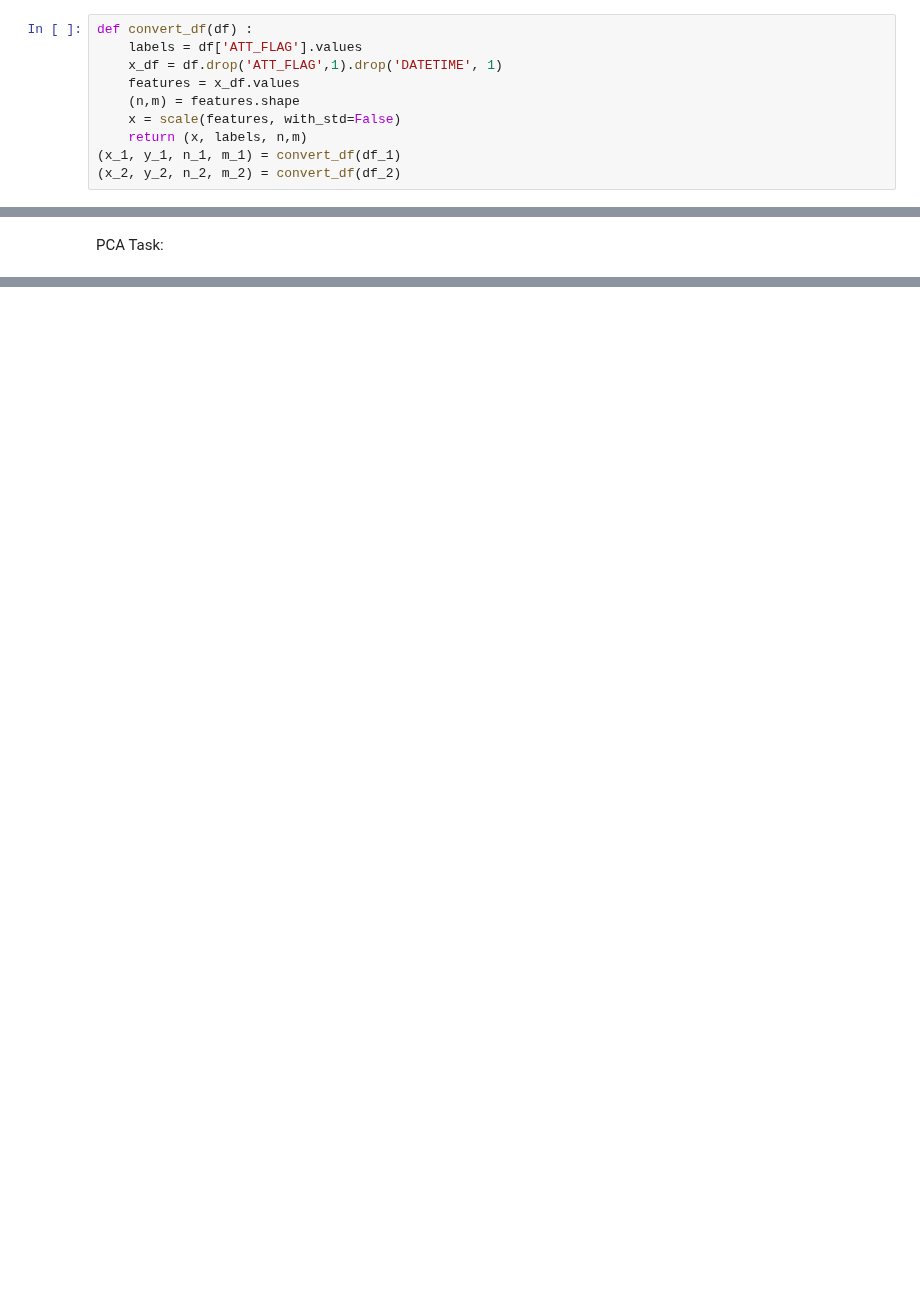
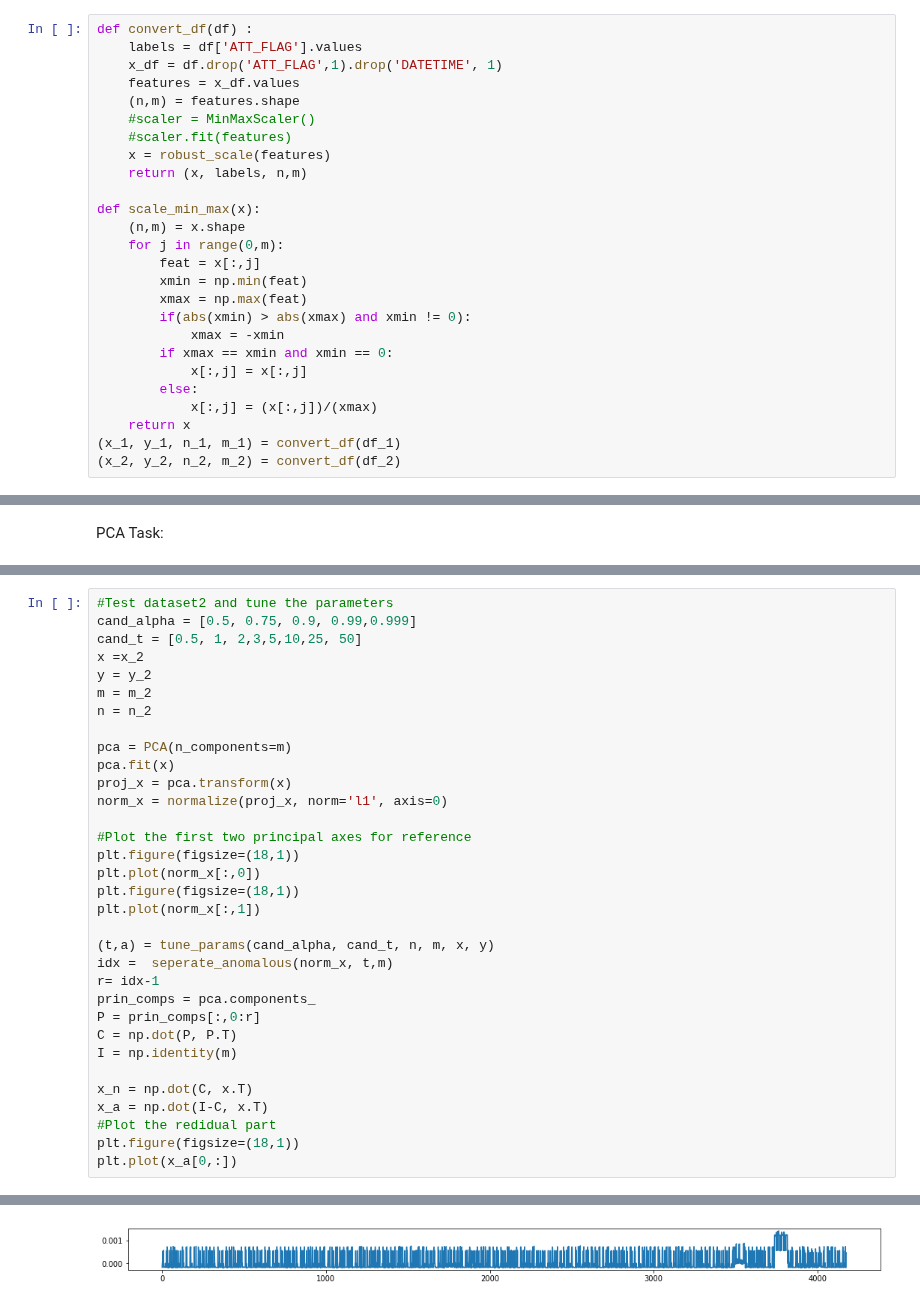
Before and after one commit to sirpandemona/CDA, a Jupyter notebook: Exercise 2/Exploration.ipynb, the cells around one changed output, grey strips where cells are left out. Cells and saved outputs as stored; diff of their text form; blank space fills up the shorter version.

```diff
--- a/Exercise 2/Exploration.ipynb
+++ b/Exercise 2/Exploration.ipynb
@@ -33,7 +36,23 @@ def convert_df(df) :
     x_df = df.drop('ATT_FLAG',1).drop('DATETIME', 1)
     features = x_df.values
     (n,m) = features.shape
-    x = scale(features, with_std=False)
+    #scaler = MinMaxScaler()
+    #scaler.fit(features)
+    x = robust_scale(features)
     return (x, labels, n,m)
+
+def scale_min_max(x):
+    (n,m) = x.shape
+    for j in range(0,m):
+        feat = x[:,j]
+        xmin = np.min(feat)
+        xmax = np.max(feat)
+        if(abs(xmin) > abs(xmax) and xmin != 0):
+            xmax = -xmin
+        if xmax == xmin and xmin == 0:
+            x[:,j] = x[:,j]
+        else:
+            x[:,j] = (x[:,j])/(xmax)
+    return x
 (x_1, y_1, n_1, m_1) = convert_df(df_1)
 (x_2, y_2, n_2, m_2) = convert_df(df_2)
@@ -115,0 +151,34 @@ safe_traffic = spes <= q_stat
+# %%
+#Test dataset2 and tune the parameters
+cand_alpha = [0.5, 0.75, 0.9, 0.99,0.999]
+cand_t = [0.5, 1, 2,3,5,10,25, 50]
+x =x_2
+y = y_2
+m = m_2
+n = n_2
+
+pca = PCA(n_components=m)
+pca.fit(x)
+proj_x = pca.transform(x)
+norm_x = normalize(proj_x, norm='l1', axis=0)
+
+#Plot the first two principal axes for reference
+plt.figure(figsize=(18,1))
+plt.plot(norm_x[:,0])
+plt.figure(figsize=(18,1))
+plt.plot(norm_x[:,1])
+
+(t,a) = tune_params(cand_alpha, cand_t, n, m, x, y)
+idx =  seperate_anomalous(norm_x, t,m)
+r= idx-1
+prin_comps = pca.components_
+P = prin_comps[:,0:r]
+C = np.dot(P, P.T)
+I = np.identity(m)
+
+x_n = np.dot(C, x.T)
+x_a = np.dot(I-C, x.T)
+#Plot the redidual part
+plt.figure(figsize=(18,1))
+plt.plot(x_a[0,:])
+# %% [output]
@@ -115,0 +248 @@ safe_traffic = spes <= q_stat
+[figure, added]
```
Also changed, not shown: parts of 8 cells of this notebook.
